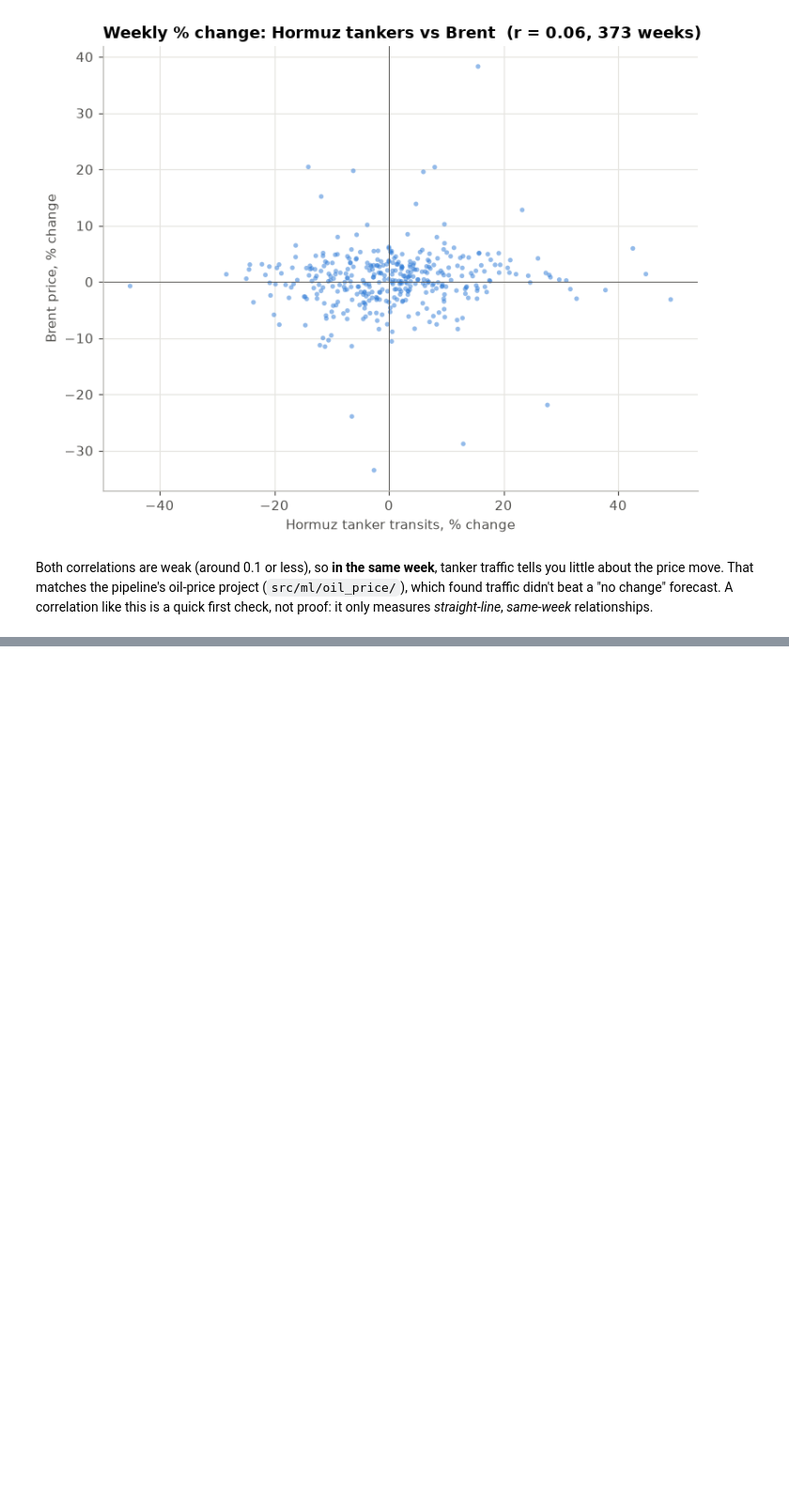
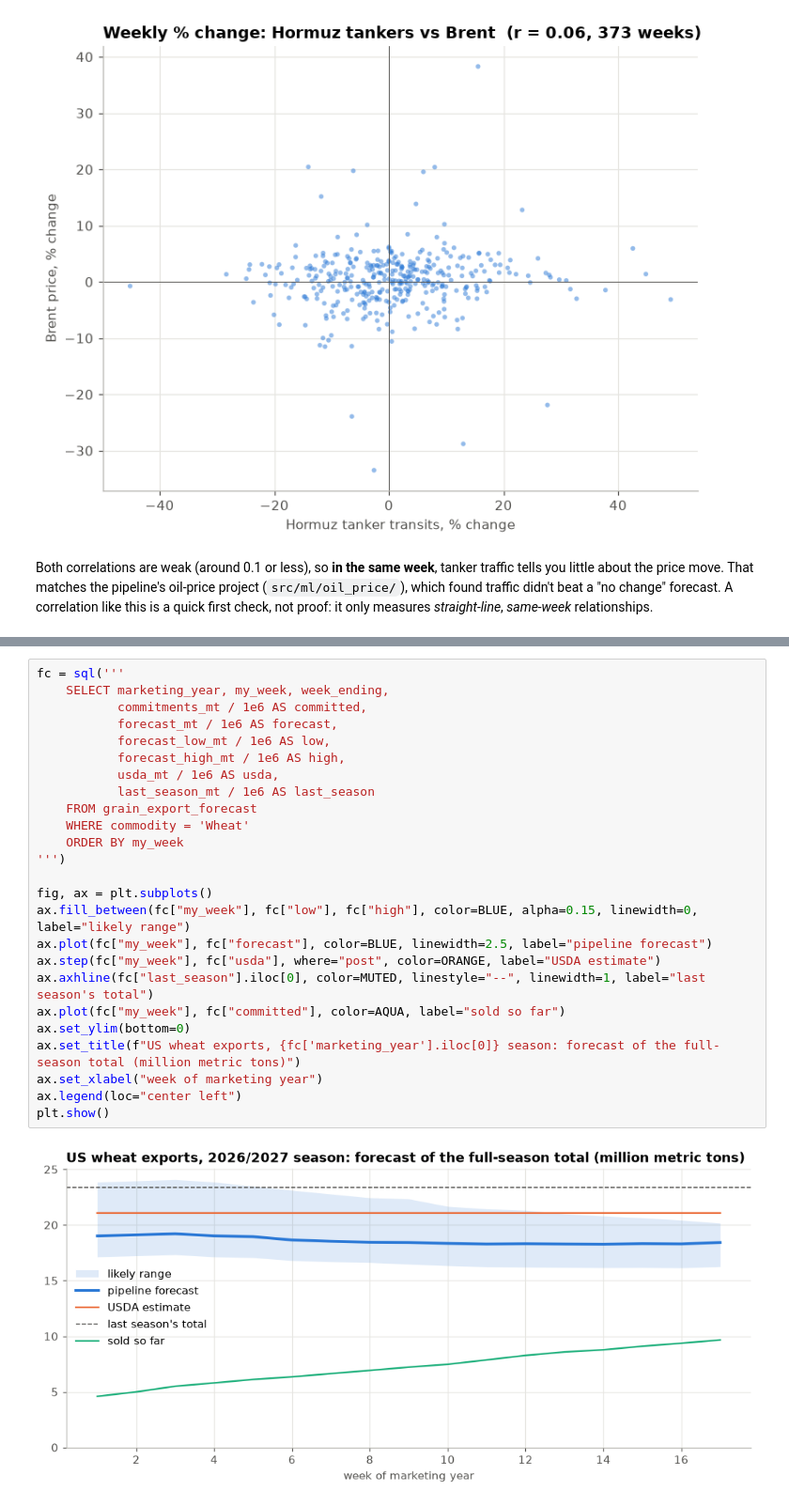
Before and after one commit to Zanderl1987/ShippingDataPipeline, a Jupyter notebook: notebooks/shipping_eda.ipynb, the cells around one changed output, grey strips where cells are left out. Shown at 94% size. Cells and saved outputs as stored; diff of their text form; blank space fills up the shorter version.

```diff
--- a/notebooks/shipping_eda.ipynb
+++ b/notebooks/shipping_eda.ipynb
@@ -1371,0 +1474,27 @@ That matches the pipeline's oil-price project (`src/ml/oil_price/`), which found
+# %%
+fc = sql('''
+    SELECT marketing_year, my_week, week_ending,
+           commitments_mt / 1e6 AS committed,
+           forecast_mt / 1e6 AS forecast,
+           forecast_low_mt / 1e6 AS low,
+           forecast_high_mt / 1e6 AS high,
+           usda_mt / 1e6 AS usda,
+           last_season_mt / 1e6 AS last_season
+    FROM grain_export_forecast
+    WHERE commodity = 'Wheat'
+    ORDER BY my_week
+''')
+
+fig, ax = plt.subplots()
+ax.fill_between(fc["my_week"], fc["low"], fc["high"], color=BLUE, alpha=0.15, linewidth=0, label="likely range")
+ax.plot(fc["my_week"], fc["forecast"], color=BLUE, linewidth=2.5, label="pipeline forecast")
+ax.step(fc["my_week"], fc["usda"], where="post", color=ORANGE, label="USDA estimate")
+ax.axhline(fc["last_season"].iloc[0], color=MUTED, linestyle="--", linewidth=1, label="last season's total")
+ax.plot(fc["my_week"], fc["committed"], color=AQUA, label="sold so far")
+ax.set_ylim(bottom=0)
+ax.set_title(f"US wheat exports, {fc['marketing_year'].iloc[0]} season: forecast of the full-season total (million metric tons)")
+ax.set_xlabel("week of marketing year")
+ax.legend(loc="center left")
+plt.show()
+# %% [output]
+[figure, added]
```
Also changed, not shown: parts of 46 cells of this notebook.
